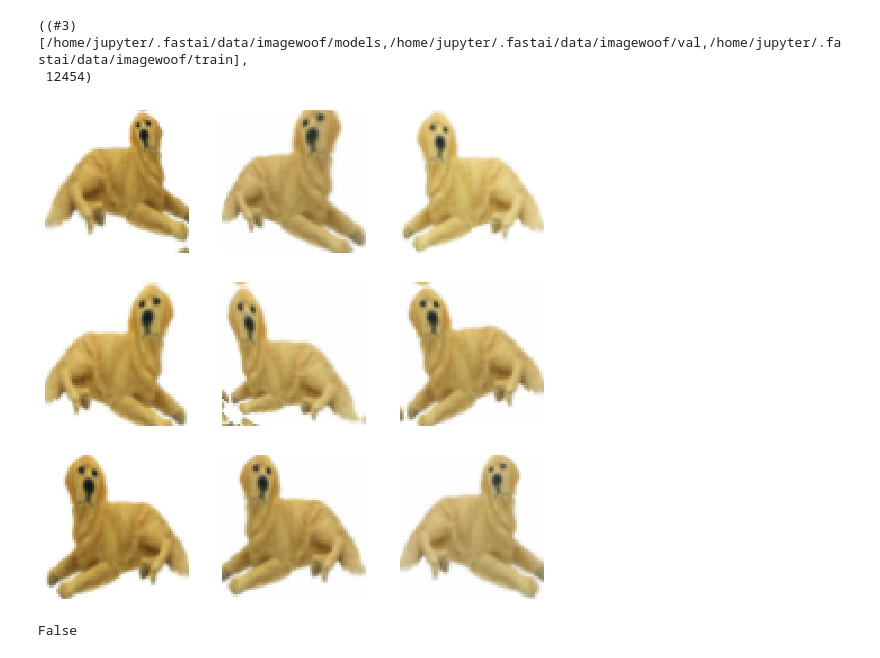
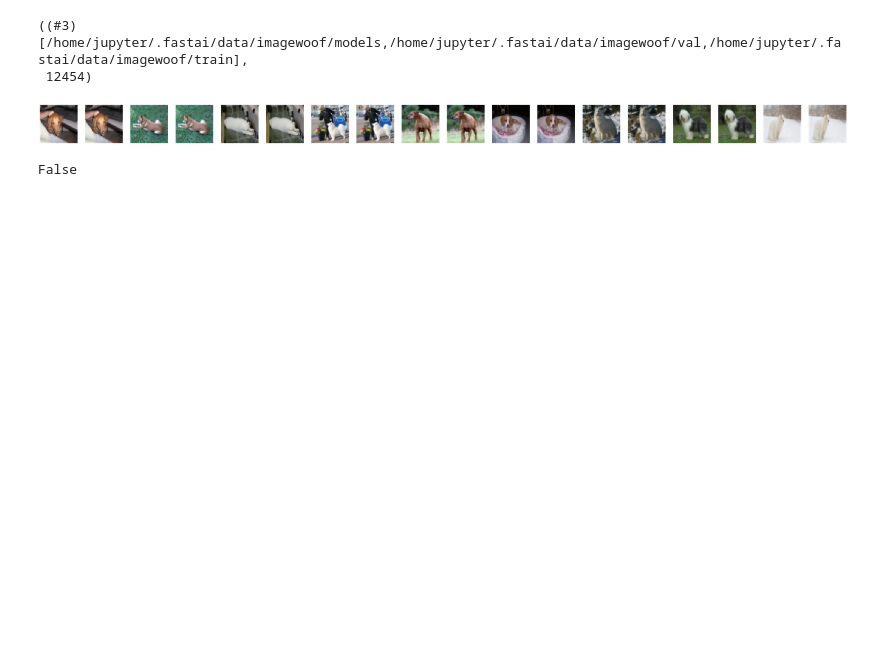
Before and after one commit to lgvaz/projects, a Jupyter notebook: vision/style/imagewoof.ipynb, the cells around one changed output. Cells and saved outputs as stored; diff of their text form; code cells hidden in the pictures; blank space fills up the shorter version.

```diff
--- a/vision/style/imagewoof.ipynb
+++ b/vision/style/imagewoof.ipynb
@@ -11,16 +11,16 @@ path = untar_data(URLs.IMAGEWOOF); path.ls(), len(get_image_files(path/'train'))
 dblock = DataBlock(blocks=(ImageBlock, ImageBlock),
                    get_items=get_image_files,
                    splitter=GrandparentSplitter(valid_name='val'),
-                   get_y=lambda x: (path/'train').ls()[0].ls()[0],
+                   get_y=lambda x: x,
                  )
 # %%
 bs, sz = 32, 64
 dbch = dblock.databunch(path, bs=bs, item_tfms=[Resize(sz)], batch_tfms=[*aug_transforms(), Normalize(*imagenet_stats)])
 dbch.c = 3
 # %%
-dbch.show_batch()
+dbch.show_batch(rows=1)
 # %% [output]
-[figure, old version]
+[figure, new version]
 # %%
 # How can I be sure this is working correctly?
 pipe = Pipeline([PILImage.create, Resize(sz), ToTensor(), IntToFloatTensor(), Normalize(*imagenet_stats, cuda=False)])
```
Also changed, not shown: parts of 5 cells of this notebook, 3 other files.
